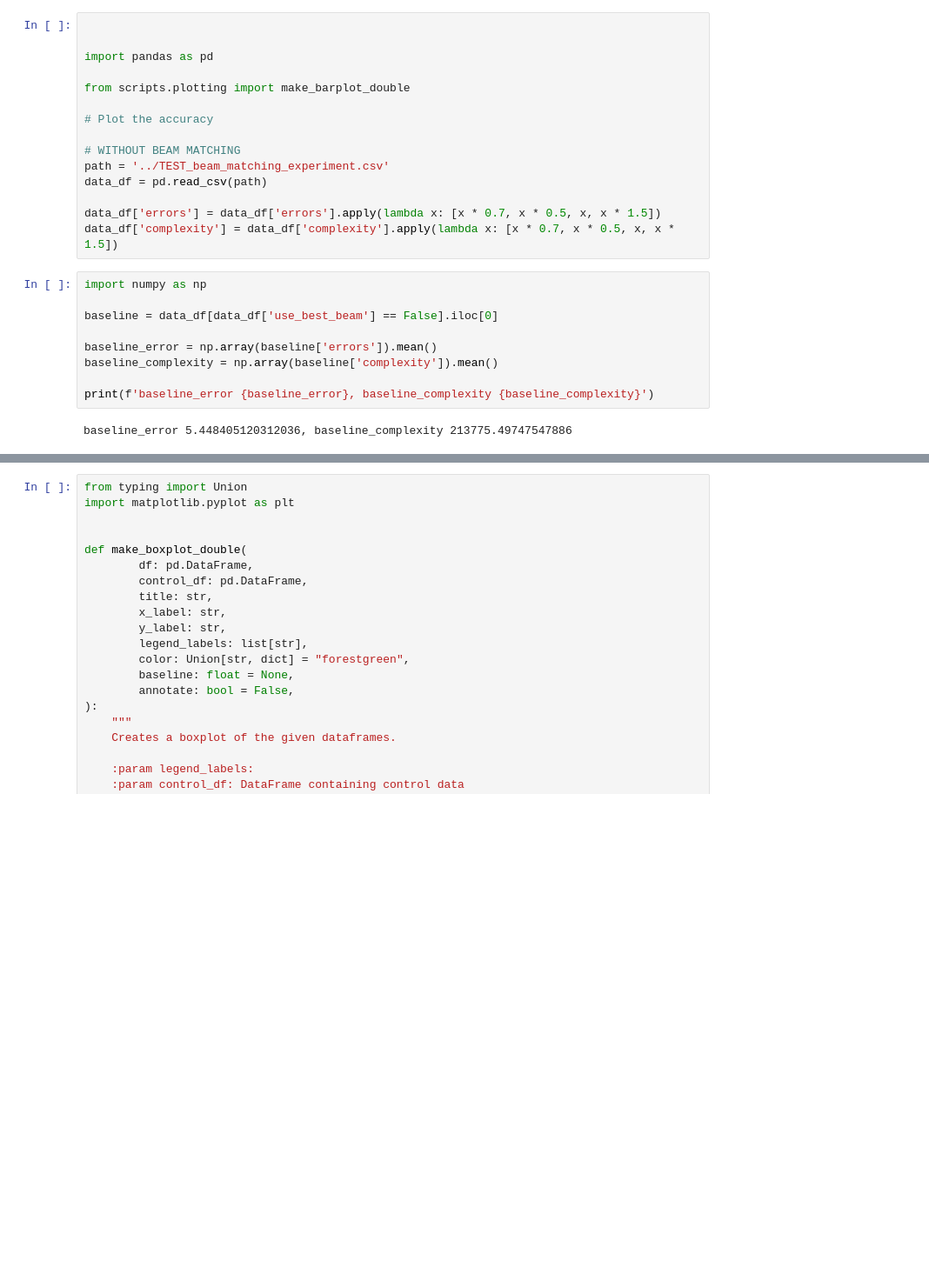
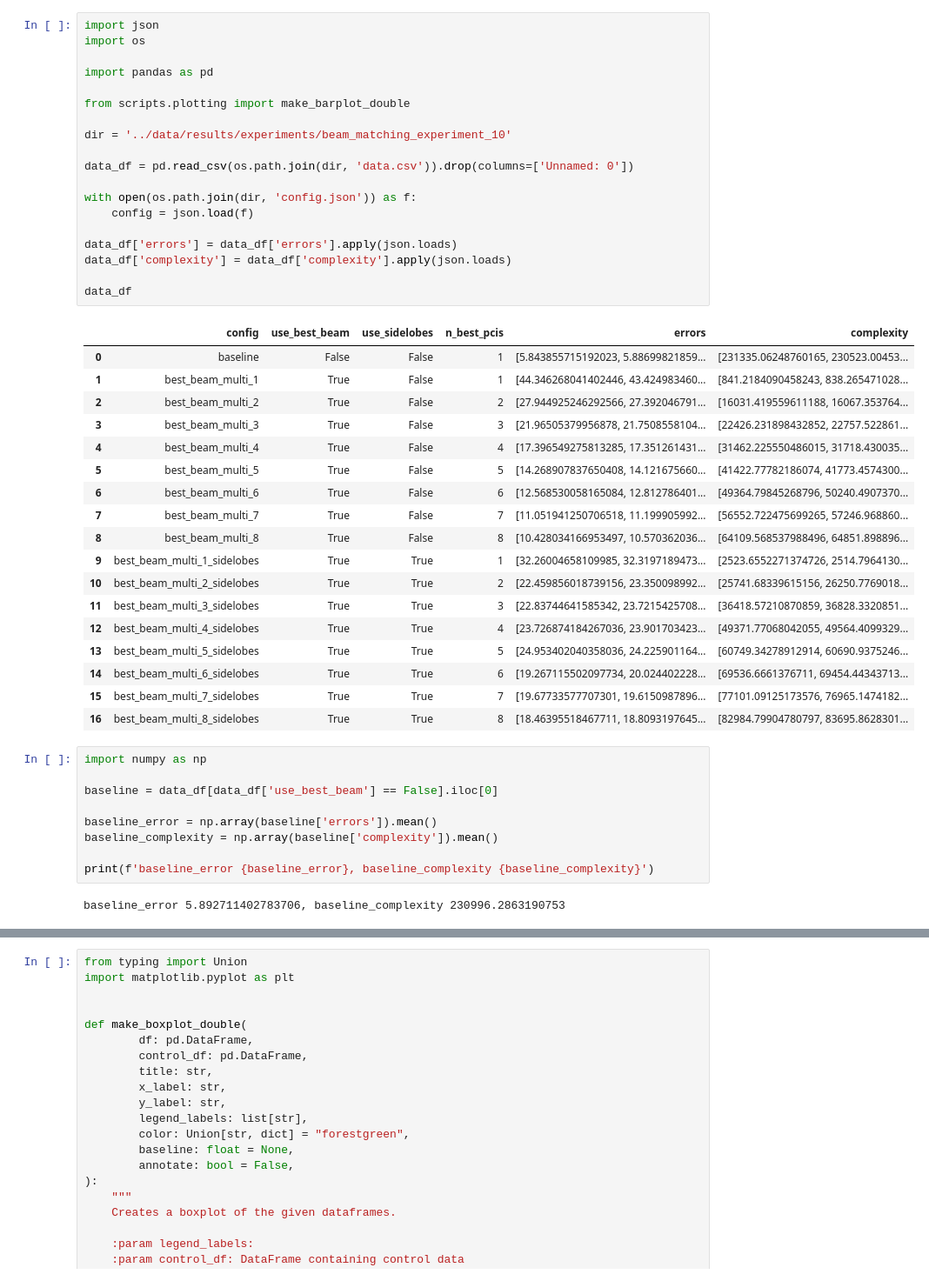
Before and after one commit to Andreas-Espelund/5G_localization, a Jupyter notebook: plotting/plot_beam_matching.ipynb, the cells around one changed output, grey strips where cells are left out. Shown at 87% size. Drawn from its saved outputs; the diff is of its cells as text; blank space fills up the shorter version.

```diff
--- a/plotting/plot_beam_matching.ipynb
+++ b/plotting/plot_beam_matching.ipynb
@@ -1,18 +1,41 @@
 # %%
-
+import json
+import os
 
 import pandas as pd
 
 from scripts.plotting import make_barplot_double
 
-# Plot the accuracy
+dir = '../data/results/experiments/beam_matching_experiment_10'
 
-# WITHOUT BEAM MATCHING
-path = '../TEST_beam_matching_experiment.csv'
-data_df = pd.read_csv(path)
+data_df = pd.read_csv(os.path.join(dir, 'data.csv')).drop(columns=['Unnamed: 0'])
 
-data_df['errors'] = data_df['errors'].apply(lambda x: [x * 0.7, x * 0.5, x, x * 1.5])
-data_df['complexity'] = data_df['complexity'].apply(lambda x: [x * 0.7, x * 0.5, x, x * 1.5])
+with open(os.path.join(dir, 'config.json')) as f:
+    config = json.load(f)
+
+data_df['errors'] = data_df['errors'].apply(json.loads)
+data_df['complexity'] = data_df['complexity'].apply(json.loads)
+
+data_df
+# %% [output]
+|  | config | use_best_beam | use_sidelobes | n_best_pcis | errors | complexity |
+| 0 | baseline | False | False | 1 | [5.843855715192023, 5.88699821859... | [231335.06248760165, 230523.00453... |
+| 1 | best_beam_multi_1 | True | False | 1 | [44.346268041402446, 43.424983460... | [841.2184090458243, 838.265471028... |
+| 2 | best_beam_multi_2 | True | False | 2 | [27.944925246292566, 27.392046791... | [16031.419559611188, 16067.353764... |
+| 3 | best_beam_multi_3 | True | False | 3 | [21.96505379956878, 21.7508558104... | [22426.231898432852, 22757.522861... |
+| 4 | best_beam_multi_4 | True | False | 4 | [17.396549275813285, 17.351261431... | [31462.225550486015, 31718.430035... |
+| 5 | best_beam_multi_5 | True | False | 5 | [14.268907837650408, 14.121675660... | [41422.77782186074, 41773.4574300... |
+| 6 | best_beam_multi_6 | True | False | 6 | [12.568530058165084, 12.812786401... | [49364.79845268796, 50240.4907370... |
+| 7 | best_beam_multi_7 | True | False | 7 | [11.051941250706518, 11.199905992... | [56552.722475699265, 57246.968860... |
+| 8 | best_beam_multi_8 | True | False | 8 | [10.428034166953497, 10.570362036... | [64109.568537988496, 64851.898896... |
+| 9 | best_beam_multi_1_sidelobes | True | True | 1 | [32.26004658109985, 32.3197189473... | [2523.6552271374726, 2514.7964130... |
+| 10 | best_beam_multi_2_sidelobes | True | True | 2 | [22.459856018739156, 23.350098992... | [25741.68339615156, 26250.7769018... |
+| 11 | best_beam_multi_3_sidelobes | True | True | 3 | [22.83744641585342, 23.7215425708... | [36418.57210870859, 36828.3320851... |
+| 12 | best_beam_multi_4_sidelobes | True | True | 4 | [23.726874184267036, 23.901703423... | [49371.77068042055, 49564.4099329... |
+| 13 | best_beam_multi_5_sidelobes | True | True | 5 | [24.953402040358036, 24.225901164... | [60749.34278912914, 60690.9375246... |
+| 14 | best_beam_multi_6_sidelobes | True | True | 6 | [19.267115502097734, 20.024402228... | [69536.6661376711, 69454.44343713... |
+| 15 | best_beam_multi_7_sidelobes | True | True | 7 | [19.67733577707301, 19.6150987896... | [77101.09125173576, 76965.1474182... |
+| 16 | best_beam_multi_8_sidelobes | True | True | 8 | [18.46395518467711, 18.8093197645... | [82984.79904780797, 83695.8628301... |
 # %%
 import numpy as np
 
@@ -23,7 +46,7 @@ baseline_complexity = np.array(baseline['complexity']).mean()
 
 print(f'baseline_error {baseline_error}, baseline_complexity {baseline_complexity}')
 # %% [output]
-baseline_error 5.448405120312036, baseline_complexity 213775.49747547886
+baseline_error 5.892711402783706, baseline_complexity 230996.2863190753
 # %%
 errors_df = data_df[data_df['use_best_beam'] == True][['use_sidelobes', 'n_best_pcis', 'errors']]
 errors_df.sort_values('n_best_pcis', ascending=True, inplace=True)
```
Also changed, not shown: parts of 4 cells of this notebook, 1 other file.
